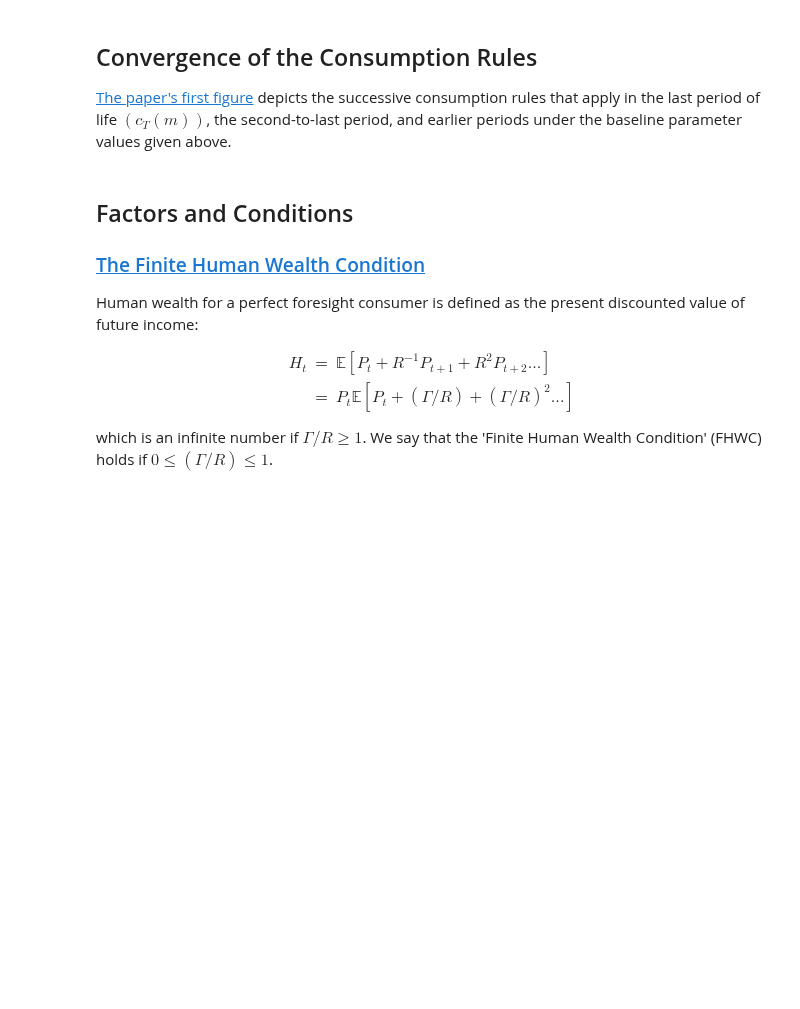
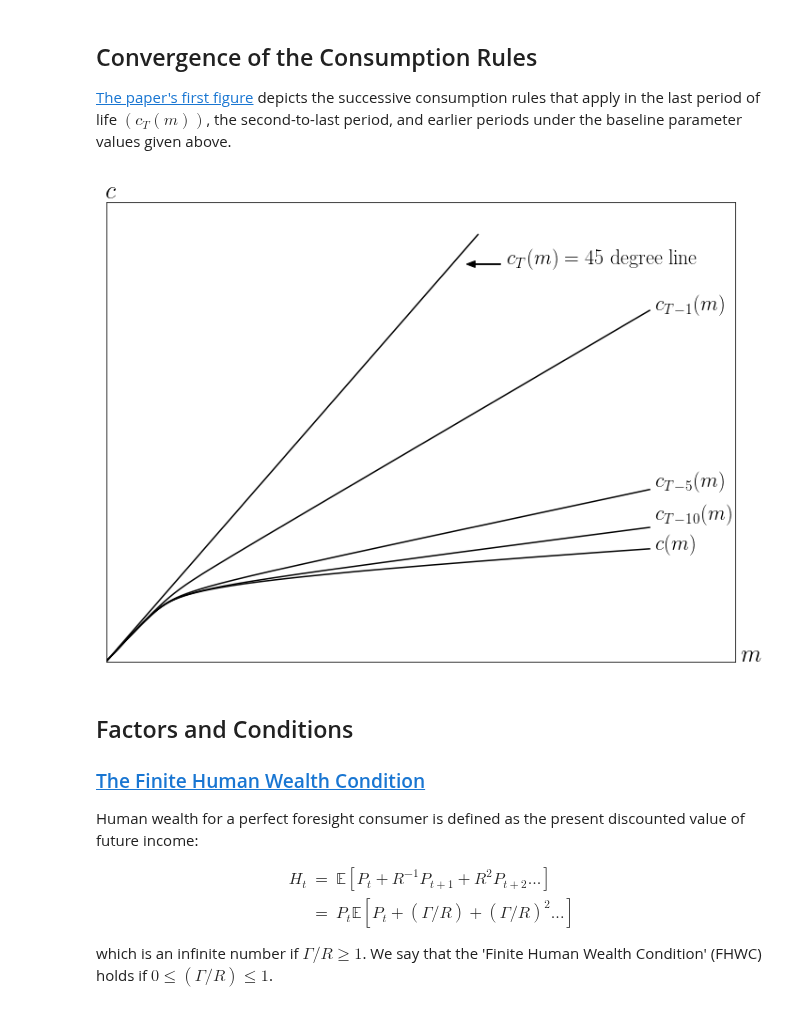
Before and after one commit to econ-ark/REMARK, a Jupyter notebook: REMARKs/BufferStockTheory/BufferStockTheory.ipynb, the cells around one changed output. Cells and saved outputs as stored; diff of their text form; code cells hidden in the pictures; blank space fills up the shorter version.

```diff
--- a/REMARKs/BufferStockTheory/BufferStockTheory.ipynb
+++ b/REMARKs/BufferStockTheory/BufferStockTheory.ipynb
@@ -249,36 +239,41 @@ m1 = np.linspace(0,9.5,1000) # Set the plot range of m
 m2 = np.linspace(0,6.5,500)
 c_m  = baseEx.cFunc[0](m1)   # c_m can be used to define the limiting inﬁnite-horizon consumption rule here
 c_t1 = baseEx.cFunc[-2](m1) # c_t1 defines the second-to-last period consumption rule
 c_t5 = baseEx.cFunc[-6](m1) # c_t5 defines the T-5 period consumption rule
 c_t10 = baseEx.cFunc[-11](m1)  # c_t10 defines the T-10 period consumption rule
 c_t0 = m2                            # c_t0 defines the last period consumption rule
 plt.figure(figsize = (12,9))
 plt.plot(m1,c_m,color="black")
 plt.plot(m1,c_t1,color="black")
 plt.plot(m1,c_t5,color="black")
 plt.plot(m1,c_t10,color="black")
 plt.plot(m2,c_t0,color="black")
 plt.xlim(0,11)
 plt.ylim(0,7)
 plt.text(7,6,r'$c_{T}(m) = 45$ degree line',fontsize = 22,fontweight='bold')
 plt.text(9.6,5.3,r'$c_{T-1}(m)$',fontsize = 22,fontweight='bold')
 plt.text(9.6,2.6,r'$c_{T-5}(m)$',fontsize = 22,fontweight='bold')
 plt.text(9.6,2.1,r'$c_{T-10}(m)$',fontsize = 22,fontweight='bold')
 plt.text(9.6,1.7,r'$c(m)$',fontsize = 22,fontweight='bold')
 plt.arrow(6.9,6.05,-0.6,0,head_width= 0.1,width=0.001,facecolor='black',length_includes_head='True')
 plt.tick_params(labelbottom=False, labelleft=False,left='off',right='off',bottom='off',top='off')
 plt.text(0,7.05,"$c$",fontsize = 26)
 plt.text(11.1,0,"$m$",fontsize = 26)
 # Save the figures in several formats
 if Generator:
     plt.savefig(os.path.join(Figures_HARK_dir, 'cFuncsConverge.png'))
     plt.savefig(os.path.join(Figures_HARK_dir, 'cFuncsConverge.jpg'))
     plt.savefig(os.path.join(Figures_HARK_dir, 'cFuncsConverge.pdf'))
     plt.savefig(os.path.join(Figures_HARK_dir, 'cFuncsConverge.svg'))
-if not in_ipynb:
-    plt.show(block=False)
+if not in_ipynb():
+    plt.ioff()
+    plt.draw()
+#    plt.show(block=False)
+    plt.pause(1)
 else:
-    plt.show(block=True) # Change to False if you want to run uninterrupted
+     plt.show(block=True) # Change to False if you want to run uninterrupted
+# %% [output]
+[figure, added]
 # %% [markdown]
 ## Factors and Conditions
 
```
Also changed, not shown: parts of 10 cells of this notebook, 1 other file.
